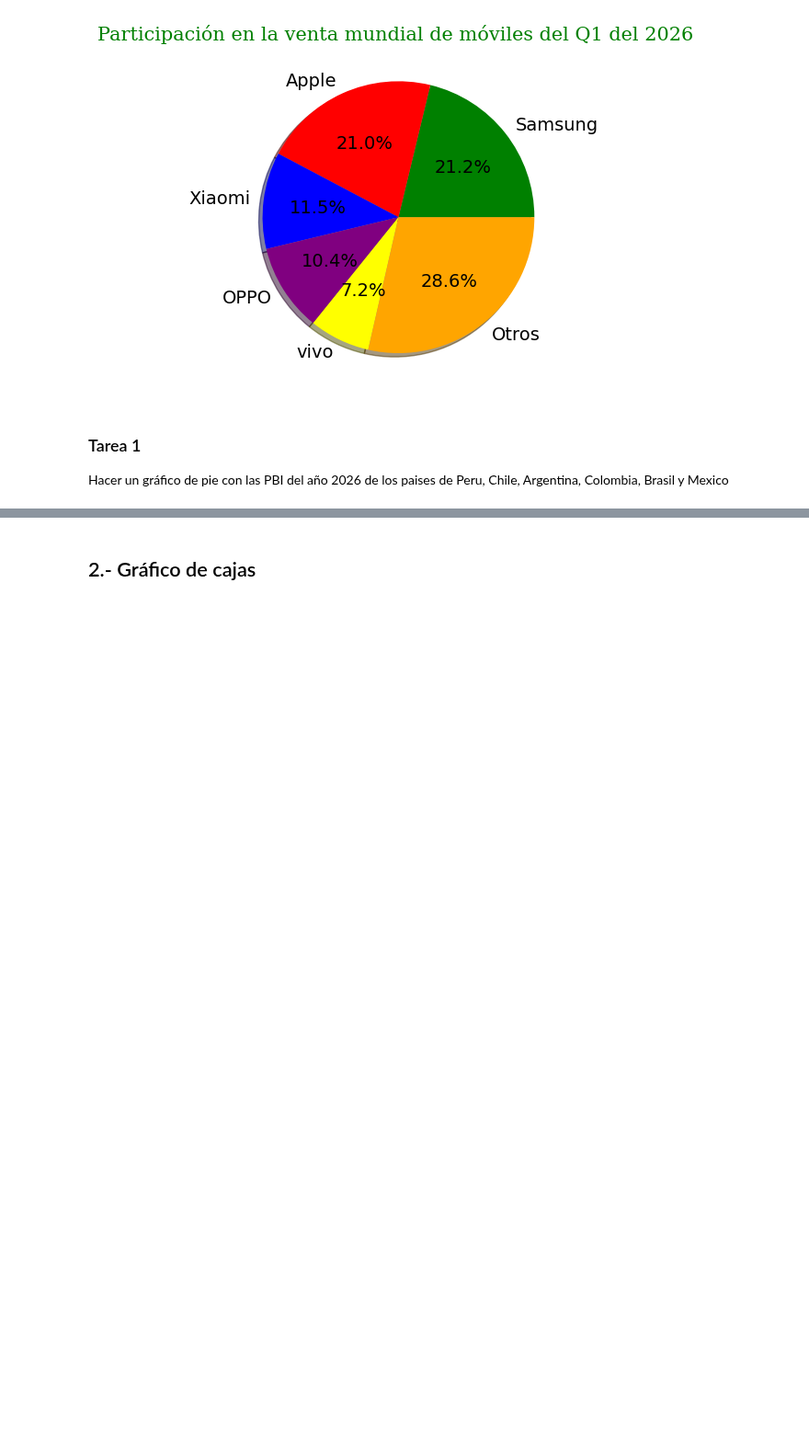
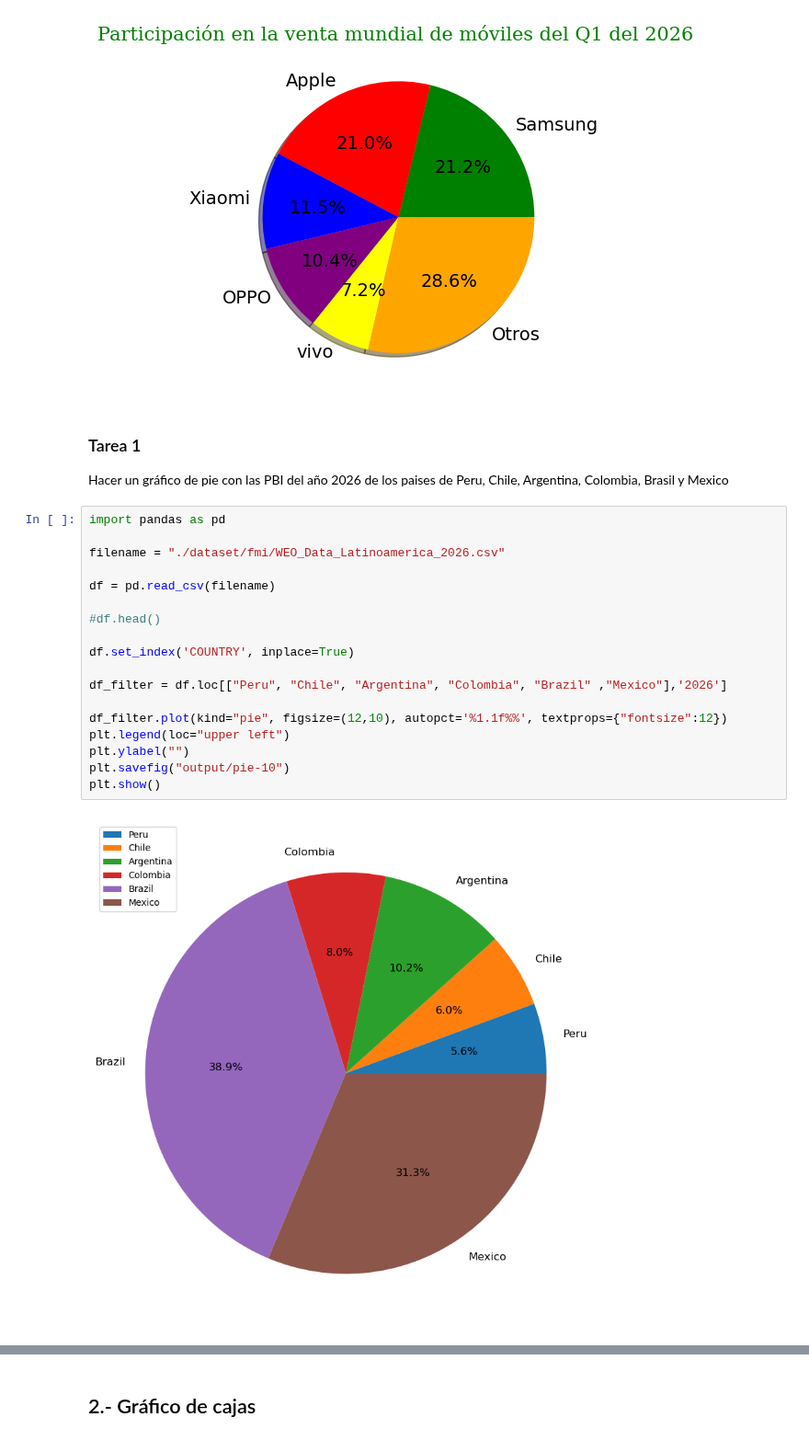
Before and after one commit to jgomezz/cpe_ciencia_datos_python, a Jupyter notebook: mod2_estadistica_y_visualizacion/semana_04_advanced_graph.ipynb, the cells around one changed output, grey strips where cells are left out. Shown at 92% size. Cells and saved outputs as stored; diff of their text form; blank space fills up the shorter version.

```diff
--- a/mod2_estadistica_y_visualizacion/semana_04_advanced_graph.ipynb
+++ b/mod2_estadistica_y_visualizacion/semana_04_advanced_graph.ipynb
@@ -92,3 +92,23 @@ plt.show()
 ### Tarea 1
 
 Hacer un gráfico de pie con las PBI del año 2026 de los paises de Peru, Chile, Argentina, Colombia, Brasil y Mexico
+# %%
+import pandas as pd
+
+filename = "./dataset/fmi/WEO_Data_Latinoamerica_2026.csv"
+
+df = pd.read_csv(filename)
+
+#df.head()
+
+df.set_index('COUNTRY', inplace=True)
+
+df_filter = df.loc[["Peru", "Chile", "Argentina", "Colombia", "Brazil" ,"Mexico"],'2026']
+
+df_filter.plot(kind="pie", figsize=(12,10), autopct='%1.1f%%', textprops={"fontsize":12})
+plt.legend(loc="upper left")
+plt.ylabel("")
+plt.savefig("output/pie-10")
+plt.show()
+# %% [output]
+[figure, added]
```
Also changed, not shown: parts of 1 cell of this notebook, 1 other file.
